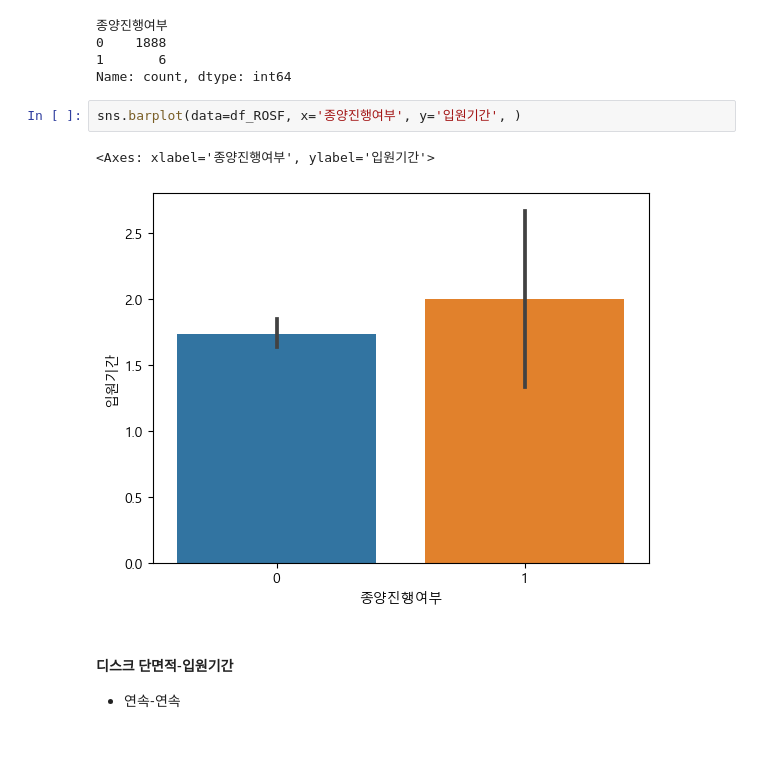
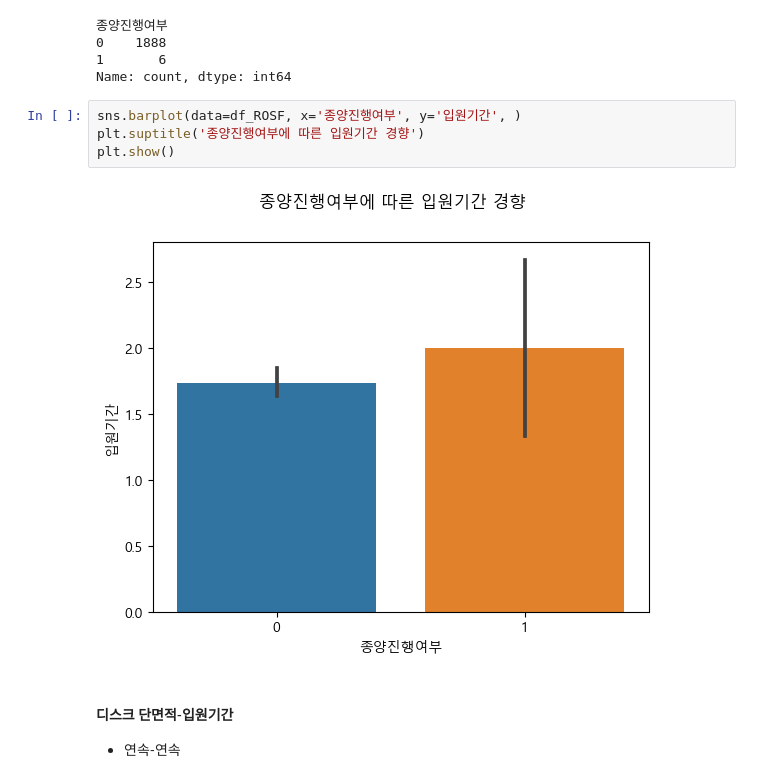
Before and after one commit to KKKKKIKKKK/toy_data_analysiss, a Jupyter notebook: codes/EDA/RecurrenceOfSurgery_EDA_SA.ipynb, the cells around one changed output. Cells and saved outputs as stored; diff of their text form; blank space fills up the shorter version.

```diff
--- a/codes/EDA/RecurrenceOfSurgery_EDA_SA.ipynb
+++ b/codes/EDA/RecurrenceOfSurgery_EDA_SA.ipynb
@@ -249,9 +250,10 @@ df_ROSF['종양진행여부'].value_counts()
 Name: count, dtype: int64
 # %%
 sns.barplot(data=df_ROSF, x='종양진행여부', y='입원기간', )
+plt.suptitle('종양진행여부에 따른 입원기간 경향')
+plt.show()
 # %% [output]
-<Axes: xlabel='종양진행여부', ylabel='입원기간'>
-[figure, old version]
+[figure, new version]
 # %% [markdown]
 #### 디스크 단면적-입원기간
 - 연속-연속
```
Also changed, not shown: parts of 7 cells of this notebook, 1 other file.
